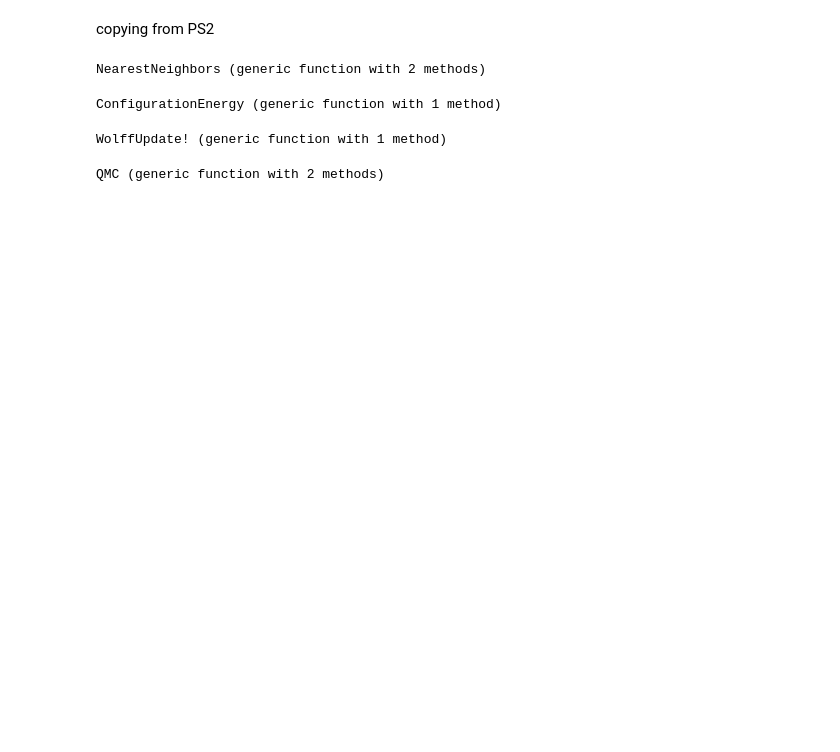
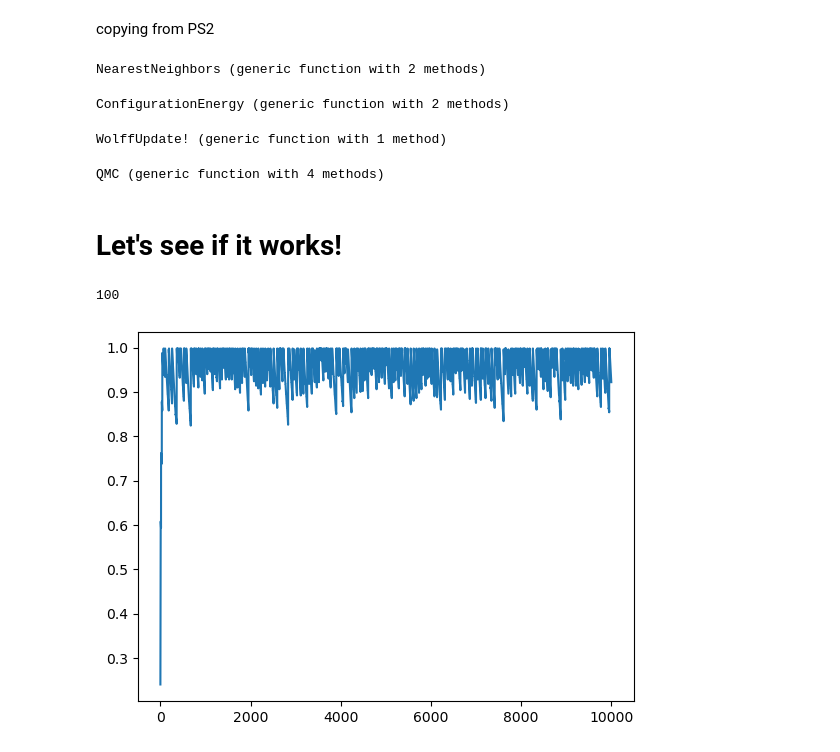
Before and after one commit to yuvalni/condensedNumerics, a Jupyter notebook: ProblemSet3.ipynb, the cells around one changed output. Saved outputs shown, nothing was run; the diff lists cells and outputs as text; code cells hidden in the pictures; blank space fills up the shorter version.

```diff
--- a/ProblemSet3.ipynb
+++ b/ProblemSet3.ipynb
@@ -55,6 +55,7 @@ function NearestNeighbors(lat::SquareLattice, ind::Int64)
 end
 
 function NearestNeighbors(lat::SquareLattice, ind::Int64,direction::Int64)
+    @assert direction == 0 || direction == 1
 
     r = IndexToPoint(lat, ind)
 
@@ -79,26 +80,25 @@ end
 # %% [output]
 NearestNeighbors (generic function with 2 methods)
 # %%
-function ConfigurationEnergy(lat::SquareLattice, c::Vector{Float64},Jx::Float64,Jtau::Float64)
+function ConfigurationEnergy(lat::SquareLattice, c::Vector{Int64},Jx::Float64,Jtau::Float64)
 
     N = length(lat)
     @assert N == length(c) "Configuration incompatible with lattice size"
 
     Ec = 0.
-    throw("Not Implemented")
 
 
     for j in range(1, length = N)
         Xnn = NearestNeighbors(lat, j, 0)
         taunn = NearestNeighbors(lat, j, 1)
-        #Ec += -sum(map(x->cos(c[j]-c[x]),nn))
-        Ec += Jx * sum(c[j] .*c[Xnn])
-        Ec += Jtau * sum(c[j] .*c[taunn])
+        Ec += Jx*(c[j]-1/2)*sum(c[Xnn].-1/2)
+        Ec += Jtau*(c[j]-1/2)*sum(c[taunn].-1/2)
+
 
     end
     return Ec/2 # in the summation above every bond is included 2 times
 
 end
 # %% [output]
-ConfigurationEnergy (generic function with 1 method)
+ConfigurationEnergy (generic function with 2 methods)
 # %%
@@ -147,7 +155,7 @@ end
 # %% [output]
 WolffUpdate! (generic function with 1 method)
 # %%
-function QMC(lat::SquareLattice, T::Float64, Nsw::Int64, saveConfigs = false)
+function QMC(lat::SquareLattice, T::Float64, Nsw::Int64,Jx::Float64,Jτ::Float64, saveConfigs = false)
     # Nsw is the number of sweeps to perform
 
     c = rand(0:1, length(lat))
@@ -157,38 +165,61 @@ function QMC(lat::SquareLattice, T::Float64, Nsw::Int64, saveConfigs = false)
         configs[1, :] = c
     end
 
-
-    m[1] = abs( mean(2*c .- 1) )
-    throw("here we need to avg on the absolut magnetization of each row!!")
-
-    throw("Not implemented")
+    m = zeros(Float64, Nsw) # value of the X magnetization  per site
+    m[1] = 0
+    for k in range(1,length = lat.Ny)
+        m[1] += abs( mean(2*reshape(c,(lat.Nx,lat.Ny))[:,k] .- 1))/lat.Ny
+    end
+    #m[1] = abs(mean(2*c[1:lat.Nx] .- 1))
 
     En = zeros(Float64, Nsw)
-    En[1] = ConfigurationEnergy(lat, c)
+    En[1] = ConfigurationEnergy(lat, c, Jx, Jτ)
 
     for i in range(2, stop=Nsw)
-        WolffUpdate!(lat, c, T)
+        WolffUpdate!(lat, c, T,Jx,Jτ)
 
-        En[i] = ConfigurationEnergy(lat, c)
+        En[i] = ConfigurationEnergy(lat, c, Jx, Jτ)
 
         if saveConfigs
             configs[i, :] = c
         end
 
-
-        throw("here we need to avg on the absolut magnetization of each row!!")
-        m[i] = abs( mean(2*c .- 1) )
-
+        #m[i] = abs(mean(2*c[1:lat.Nx] .- 1))
+        m[i]=0
+        for k in range(1,length = lat.Ny)
+            m[i] += abs( mean(2*reshape(c,(lat.Nx,lat.Ny))[:,k] .- 1))/lat.Ny
+        end
 
 
     end
 
     if saveConfigs
-        return mx, my, En, configs
+        return m, En, configs
     else
-        return mx, my, En
+        return m, En
     end
 
 end
 # %% [output]
-QMC (generic function with 2 methods)
+QMC (generic function with 4 methods)
+# %% [markdown]
+# Let's see if it works!
+# %%
+h = [0.1,0.3,0.5,0.8,0.9,1.0,1.1,1.3]
+h=00
+J = 1.0
+T = 0.1J
+Δτ = 0.1 / J
+Jτ = log(coth(Δτ * h))
+Nτ = Int(ceil(1/(T*Δτ)))
+# %% [output]
+100
+# %%
+lat = SquareLattice(10,Nτ)
+Nsw = 10000
+m, En = QMC(lat,T, Nsw,Jx,Jτ);
+# %%
+plot(m)
+show()
+# %% [output]
+[figure, added]
```
Also changed, not shown: parts of 3 cells of this notebook.
